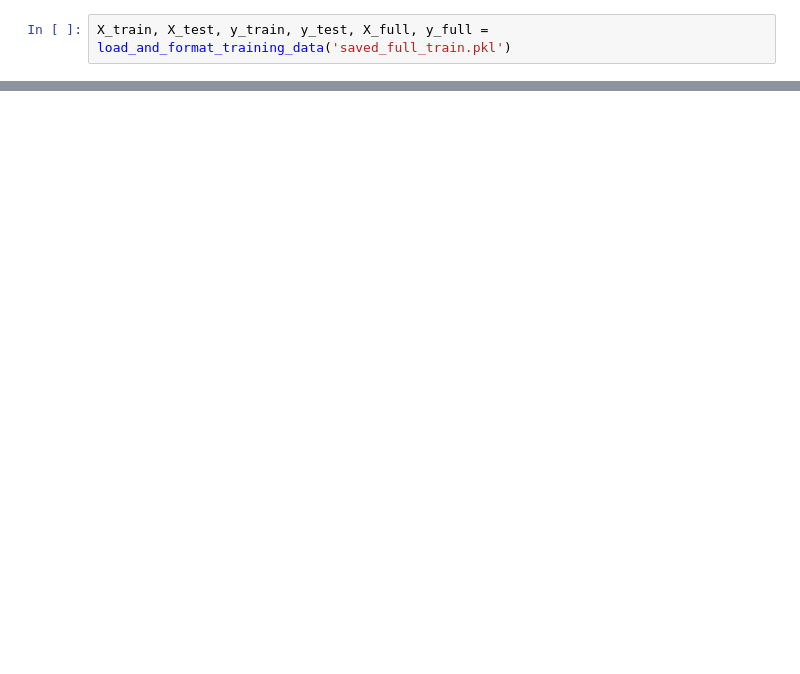
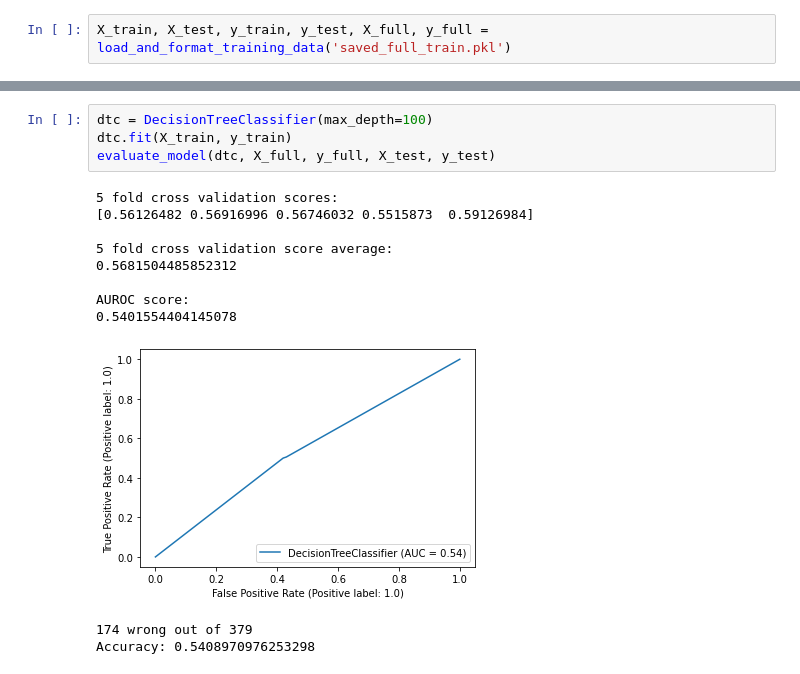
Before and after one commit to dhruv0811/GeneClassification, a Jupyter notebook: AlzheimersBinaryClassifier.ipynb, the cells around one changed output, grey strips where cells are left out. Saved outputs shown, nothing was run; the diff lists cells and outputs as text; blank space fills up the shorter version.

```diff
--- a/AlzheimersBinaryClassifier.ipynb
+++ b/AlzheimersBinaryClassifier.ipynb
@@ -210,0 +59,16 @@ Accuracy: 0.6517150395778364
+# %%
+dtc = DecisionTreeClassifier(max_depth=100)
+dtc.fit(X_train, y_train)
+evaluate_model(dtc, X_full, y_full, X_test, y_test)
+# %% [output]
+5 fold cross validation scores:
+[0.56126482 0.56916996 0.56746032 0.5515873  0.59126984]
+
+5 fold cross validation score average:
+0.5681504485852312
+
+AUROC score:
+0.5401554404145078
+[figure, added]
+174 wrong out of 379
+Accuracy: 0.5408970976253298
```
Also changed, not shown: parts of 22 cells of this notebook.
